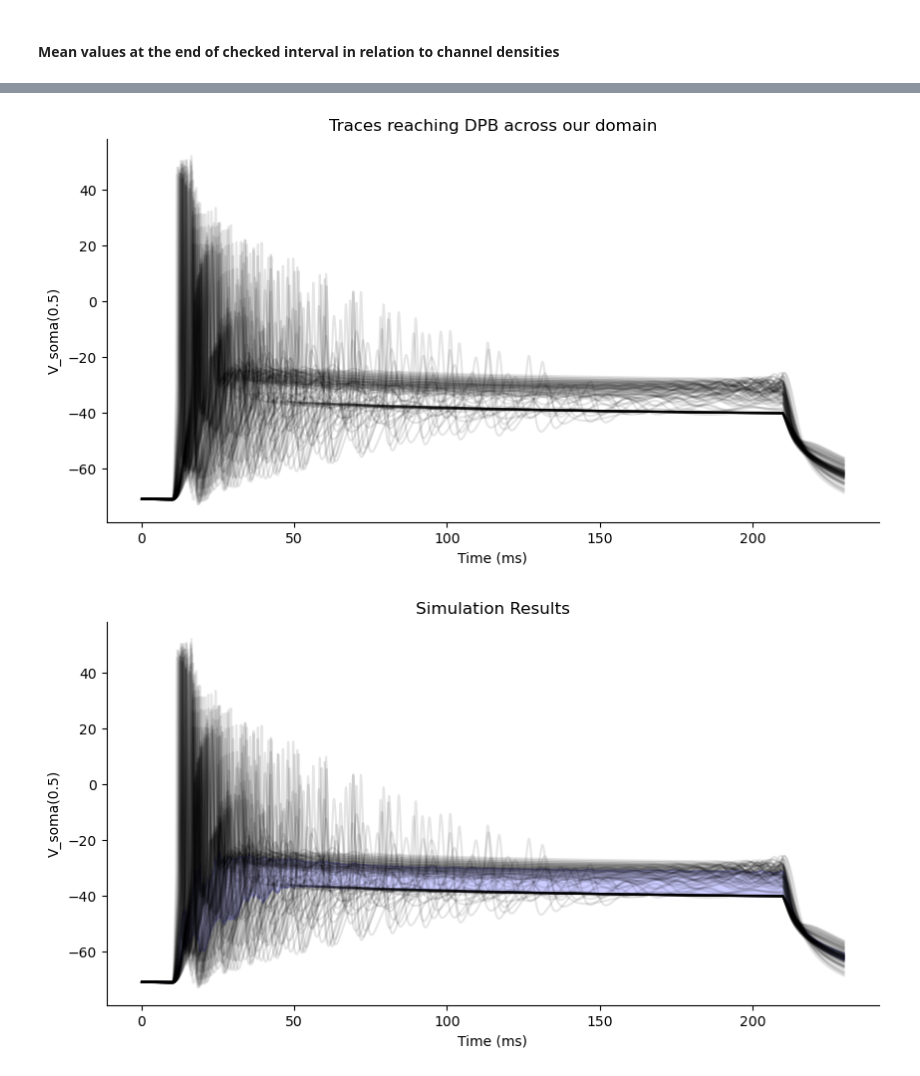
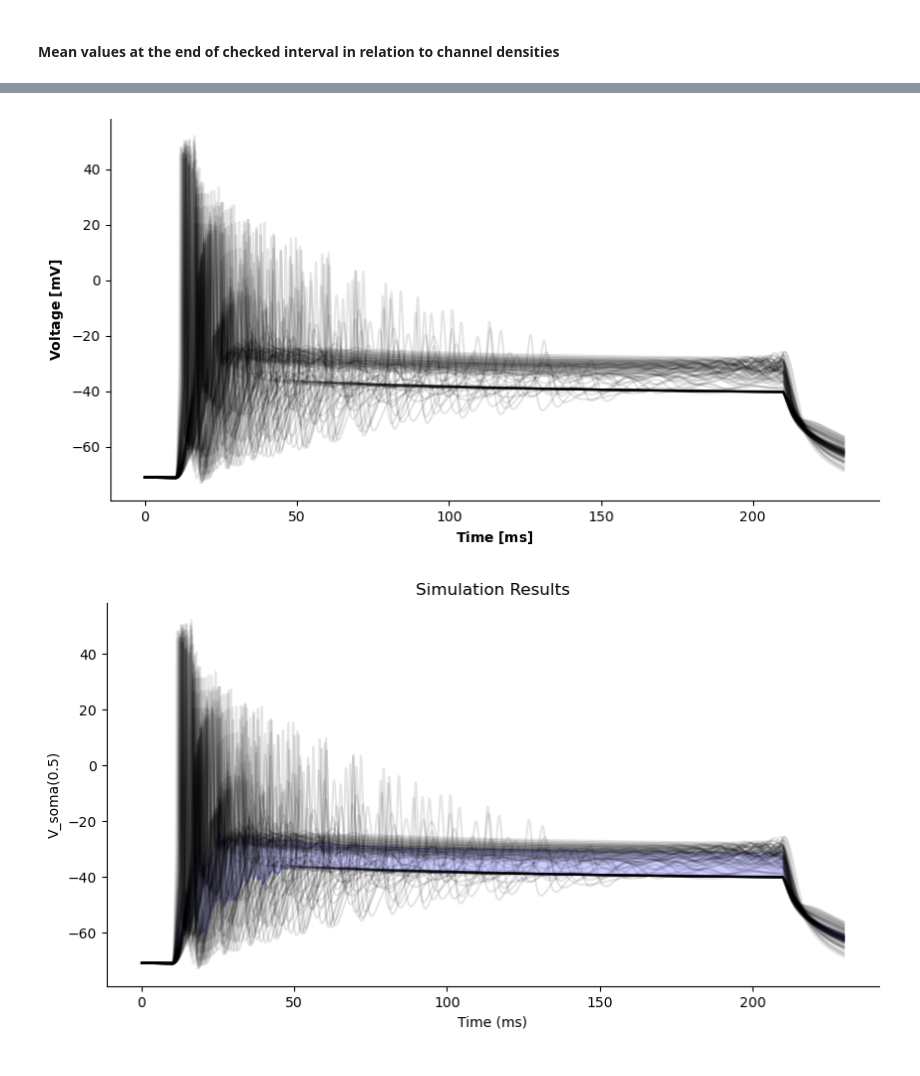
Before and after one commit to tobiasmarek/simneurostim-analysis, a Jupyter notebook: param_search.ipynb, the cells around one changed output, grey strips where cells are left out. Saved outputs shown, nothing was run; the diff lists cells and outputs as text; code cells hidden in the pictures.

Commit message:
Comment savefig commands

```diff
--- a/param_search.ipynb
+++ b/param_search.ipynb
@@ -551,29 +554,29 @@ plot_against('k')
 # %%
 points = [(x, y) for x in D_na for y in D_k]
 
 fig, ax = plt.subplots(figsize=(10, 5))
 
 for point in points:
     row = results[(results['na'] == point[0]) & (results['k'] == point[1])]
     intensity = row['intensity'].iloc[0]
 
     L5soma.change_biophysics({'gbar_na': point[0], 'gbar_kv': point[1]})
     sim_data = simulate(L5soma, intensity)
 
     ax.plot(sim_data['time [ms]'], sim_data['V_soma(0.5)'], alpha=0.1, color='black')#, linewidth=2 )#label=f'na={point[0]}, kv={point[1]}')
 
 
 # Set labels and title
-ax.set_xlabel('Time (ms)')
-ax.set_ylabel('V_soma(0.5)')
-ax.set_title('Traces reaching DPB across our domain') # Simulation Results
+ax.set_xlabel(r'$\mathbf{Time \ [ms]}$')
+ax.set_ylabel(r'$\mathbf{Voltage \ [mV]}$')
+ax.set_title('') # Traces reaching DPB across our domain # Simulation Results
 ax.spines['top'].set_visible(False)
 ax.spines['right'].set_visible(False)
 
-# plt.savefig('dpb_traces.pdf', dpi=300)
+#plt.savefig('dpb_traces_second_only.png', dpi=300)
 plt.show()
 # %% [output]
-[figure, old version]
+[figure, new version]
 # %%
 fig, ax = plt.subplots(figsize=(10, 5))
 
```
Also changed, not shown: parts of 12 cells of this notebook.
